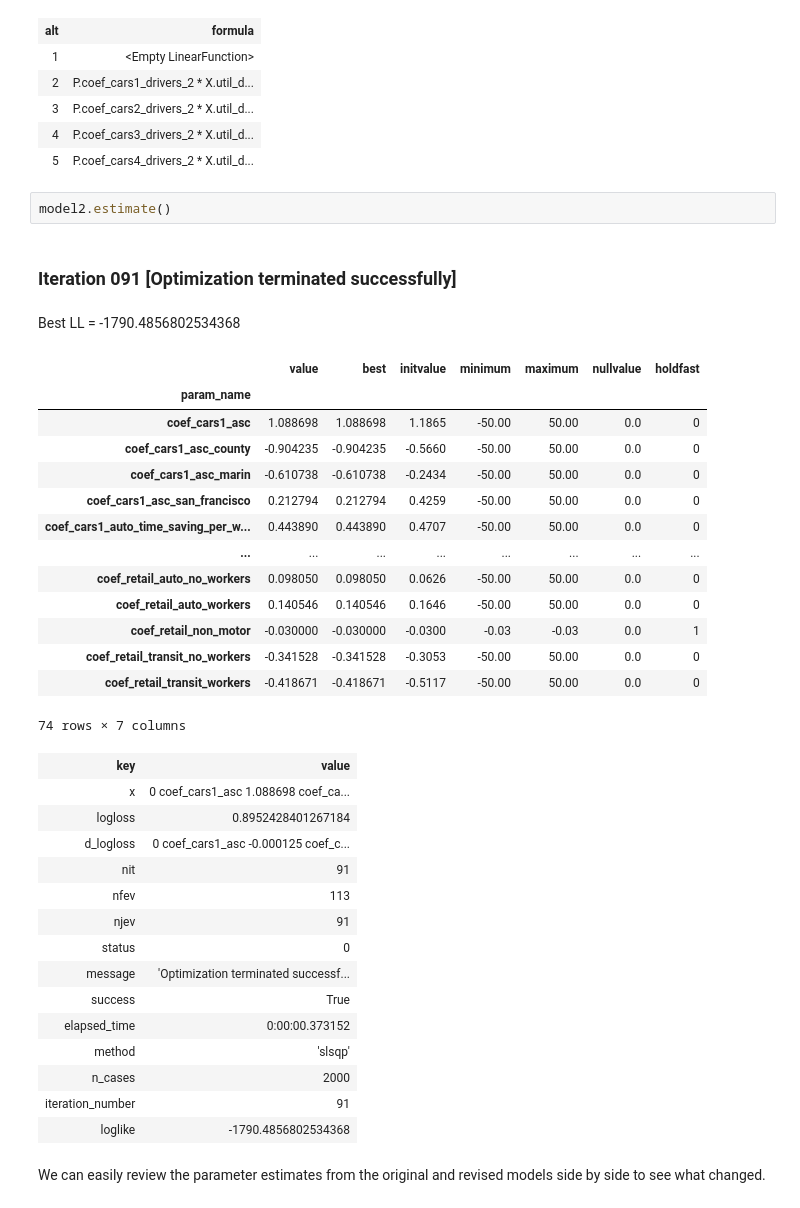
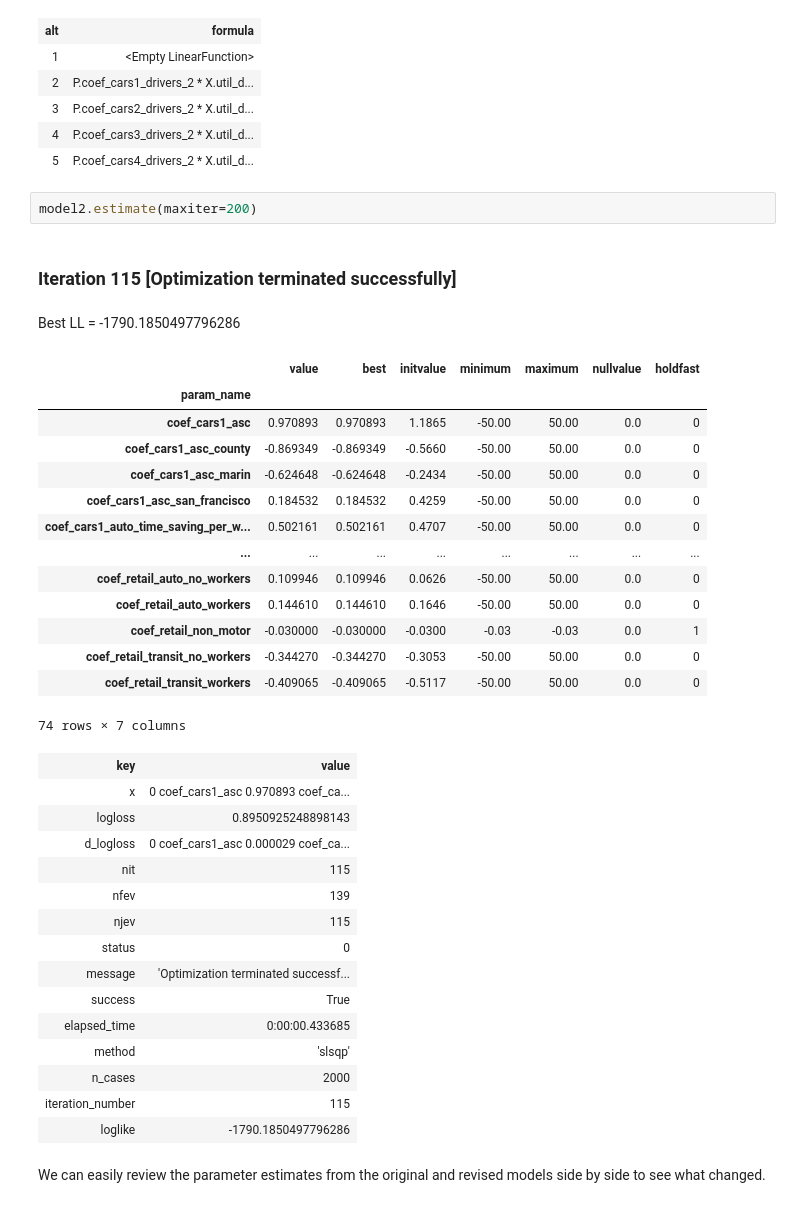
Before and after one commit to driftlesslabs/activitysim, a Jupyter notebook: activitysim/examples/example_estimation/notebooks/04_auto_ownership.ipynb, the cells around one changed output. Drawn from its saved outputs; the diff is of its cells as text.

```diff
--- a/activitysim/examples/example_estimation/notebooks/04_auto_ownership.ipynb
+++ b/activitysim/examples/example_estimation/notebooks/04_auto_ownership.ipynb
@@ -251,39 +276,39 @@ model2.utility_co
 | 4 | P.coef_cars3_drivers_2 * X.util_d... |
 | 5 | P.coef_cars4_drivers_2 * X.util_d... |
 # %%
-model2.estimate()
+model2.estimate(maxiter=200)
 # %% [output]
-Iteration 091 [Optimization terminated successfully]
+Iteration 115 [Optimization terminated successfully]
-Best LL = -1790.4856802534368
+Best LL = -1790.1850497796286
 |  | value | best | initvalue | minimum | maximum | nullvalue | holdfast |
 | param_name |  |  |  |  |  |  |  |
-| coef_cars1_asc | 1.088698 | 1.088698 | 1.1865 | -50.00 | 50.00 | 0.0 | 0 |
-| coef_cars1_asc_county | -0.904235 | -0.904235 | -0.5660 | -50.00 | 50.00 | 0.0 | 0 |
-| coef_cars1_asc_marin | -0.610738 | -0.610738 | -0.2434 | -50.00 | 50.00 | 0.0 | 0 |
-| coef_cars1_asc_san_francisco | 0.212794 | 0.212794 | 0.4259 | -50.00 | 50.00 | 0.0 | 0 |
-| coef_cars1_auto_time_saving_per_w... | 0.443890 | 0.443890 | 0.4707 | -50.00 | 50.00 | 0.0 | 0 |
+| coef_cars1_asc | 0.970893 | 0.970893 | 1.1865 | -50.00 | 50.00 | 0.0 | 0 |
+| coef_cars1_asc_county | -0.869349 | -0.869349 | -0.5660 | -50.00 | 50.00 | 0.0 | 0 |
+| coef_cars1_asc_marin | -0.624648 | -0.624648 | -0.2434 | -50.00 | 50.00 | 0.0 | 0 |
+| coef_cars1_asc_san_francisco | 0.184532 | 0.184532 | 0.4259 | -50.00 | 50.00 | 0.0 | 0 |
+| coef_cars1_auto_time_saving_per_w... | 0.502161 | 0.502161 | 0.4707 | -50.00 | 50.00 | 0.0 | 0 |
 | ... | ... | ... | ... | ... | ... | ... | ... |
-| coef_retail_auto_no_workers | 0.098050 | 0.098050 | 0.0626 | -50.00 | 50.00 | 0.0 | 0 |
-| coef_retail_auto_workers | 0.140546 | 0.140546 | 0.1646 | -50.00 | 50.00 | 0.0 | 0 |
+| coef_retail_auto_no_workers | 0.109946 | 0.109946 | 0.0626 | -50.00 | 50.00 | 0.0 | 0 |
+| coef_retail_auto_workers | 0.144610 | 0.144610 | 0.1646 | -50.00 | 50.00 | 0.0 | 0 |
 | coef_retail_non_motor | -0.030000 | -0.030000 | -0.0300 | -0.03 | -0.03 | 0.0 | 1 |
-| coef_retail_transit_no_workers | -0.341528 | -0.341528 | -0.3053 | -50.00 | 50.00 | 0.0 | 0 |
-| coef_retail_transit_workers | -0.418671 | -0.418671 | -0.5117 | -50.00 | 50.00 | 0.0 | 0 |
+| coef_retail_transit_no_workers | -0.344270 | -0.344270 | -0.3053 | -50.00 | 50.00 | 0.0 | 0 |
+| coef_retail_transit_workers | -0.409065 | -0.409065 | -0.5117 | -50.00 | 50.00 | 0.0 | 0 |
 74 rows × 7 columns
 | key | value |
-| x | 0 coef_cars1_asc 1.088698 coef_ca... |
-| logloss | 0.8952428401267184 |
-| d_logloss | 0 coef_cars1_asc -0.000125 coef_c... |
-| nit | 91 |
-| nfev | 113 |
-| njev | 91 |
+| x | 0 coef_cars1_asc 0.970893 coef_ca... |
+| logloss | 0.8950925248898143 |
+| d_logloss | 0 coef_cars1_asc 0.000029 coef_ca... |
+| nit | 115 |
+| nfev | 139 |
+| njev | 115 |
 | status | 0 |
 | message | 'Optimization terminated successf... |
 | success | True |
-| elapsed_time | 0:00:00.373152 |
+| elapsed_time | 0:00:00.433685 |
 | method | 'slsqp' |
 | n_cases | 2000 |
-| iteration_number | 91 |
-| loglike | -1790.4856802534368 |
+| iteration_number | 115 |
+| loglike | -1790.1850497796286 |
 # %% [markdown]
 We can easily review the parameter estimates from the original and
 revised models side by side to see what changed.
```
Also changed, not shown: parts of 11 cells of this notebook, 1 other file.
